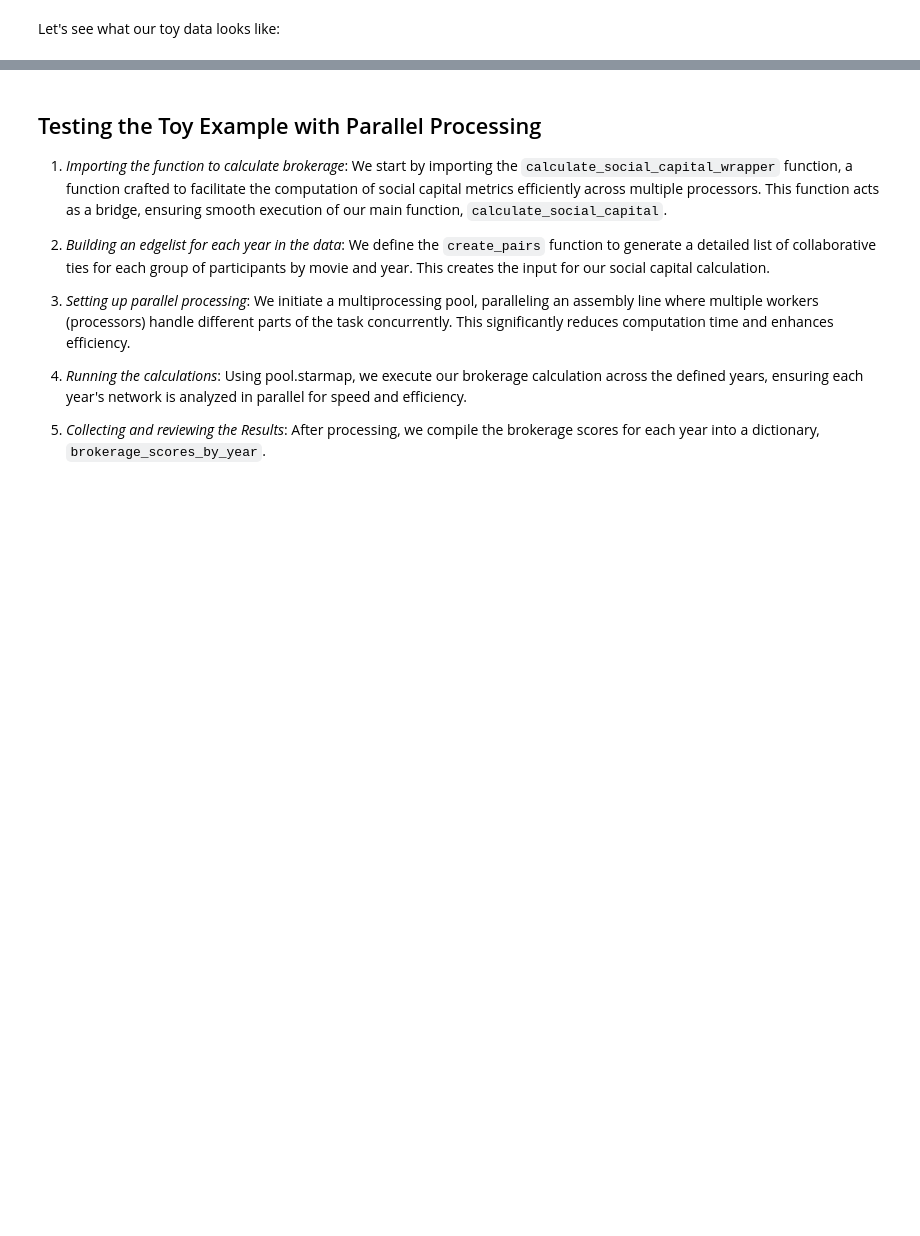
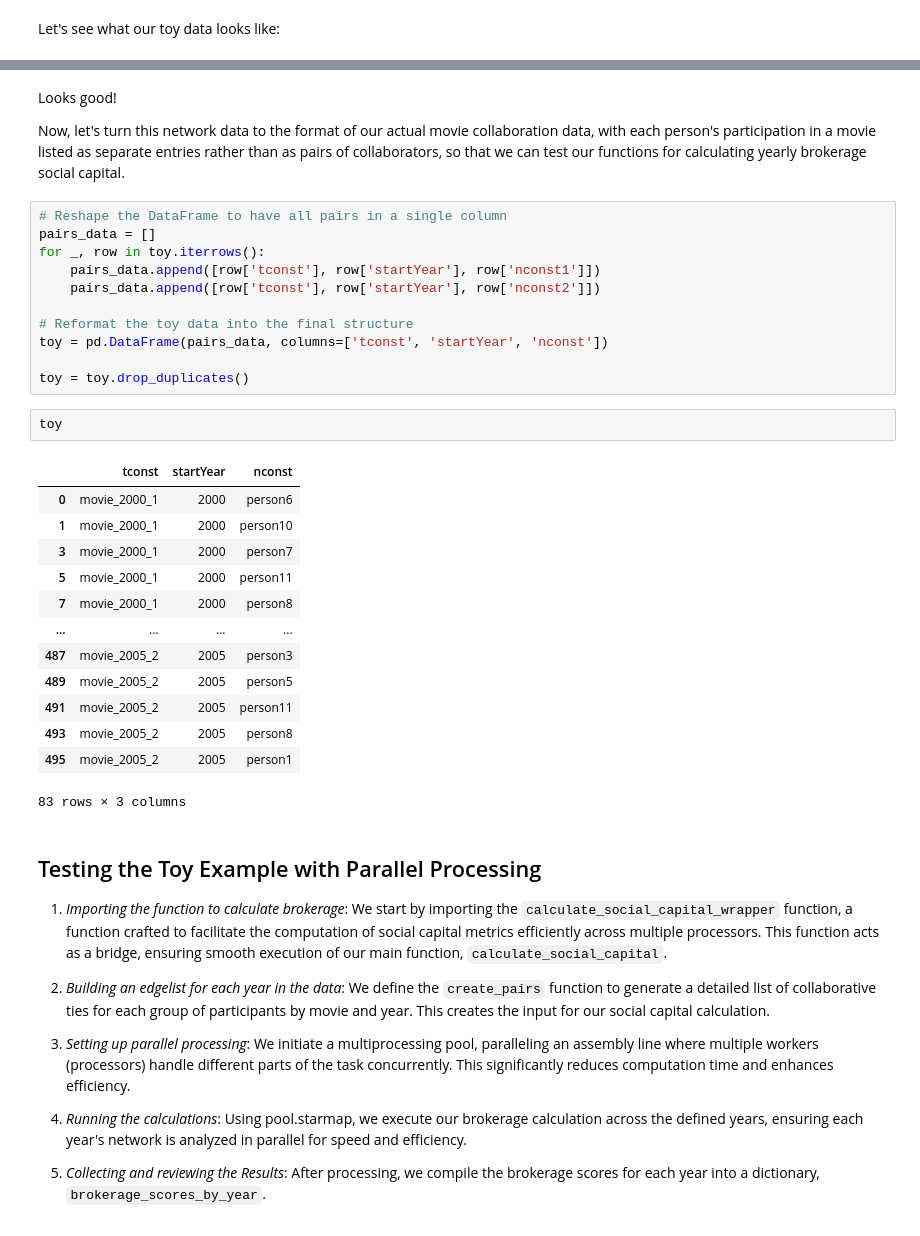
Before and after one commit to nhunguyen0901/SocialNetworks_CareerLongevity, a Jupyter notebook: Phase_2_Constructing_Filmmaker_Network.ipynb, the cells around one changed output, grey strips where cells are left out. Cells and saved outputs as stored; diff of their text form; blank space fills up the shorter version.

Commit message:
update network analysis notebook

```diff
--- a/Phase_2_Constructing_Filmmaker_Network.ipynb
+++ b/Phase_2_Constructing_Filmmaker_Network.ipynb
@@ -556,3 +658,34 @@ Looks good! With this simulated small-scale network in hand, let's test our func
+# %% [markdown]
+Looks good!
+
+Now, let's turn this network data to the format of our actual movie collaboration data, with each person's participation in a movie listed as separate entries rather than as pairs of collaborators, so that we can test our functions for calculating yearly brokerage social capital.
+# %%
+# Reshape the DataFrame to have all pairs in a single column
+pairs_data = []
+for _, row in toy.iterrows():
+    pairs_data.append([row['tconst'], row['startYear'], row['nconst1']])
+    pairs_data.append([row['tconst'], row['startYear'], row['nconst2']])
+
+# Reformat the toy data into the final structure
+toy = pd.DataFrame(pairs_data, columns=['tconst', 'startYear', 'nconst'])
+
+toy = toy.drop_duplicates()
+# %%
+toy
+# %% [output]
+|  | tconst | startYear | nconst |
+| 0 | movie_2000_1 | 2000 | person6 |
+| 1 | movie_2000_1 | 2000 | person10 |
+| 3 | movie_2000_1 | 2000 | person7 |
+| 5 | movie_2000_1 | 2000 | person11 |
+| 7 | movie_2000_1 | 2000 | person8 |
+| ... | ... | ... | ... |
+| 487 | movie_2005_2 | 2005 | person3 |
+| 489 | movie_2005_2 | 2005 | person5 |
+| 491 | movie_2005_2 | 2005 | person11 |
+| 493 | movie_2005_2 | 2005 | person8 |
+| 495 | movie_2005_2 | 2005 | person1 |
+83 rows × 3 columns
 # %% [markdown]
 ## Testing the Toy Example with Parallel Processing
 
```
Also changed, not shown: parts of 15 cells of this notebook.
